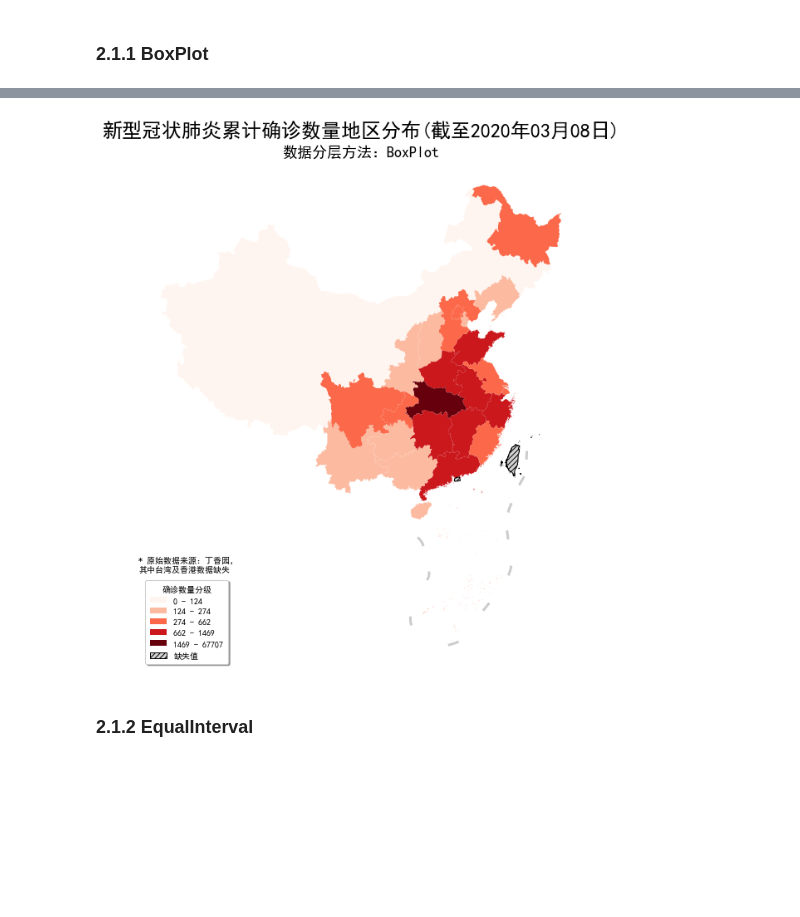
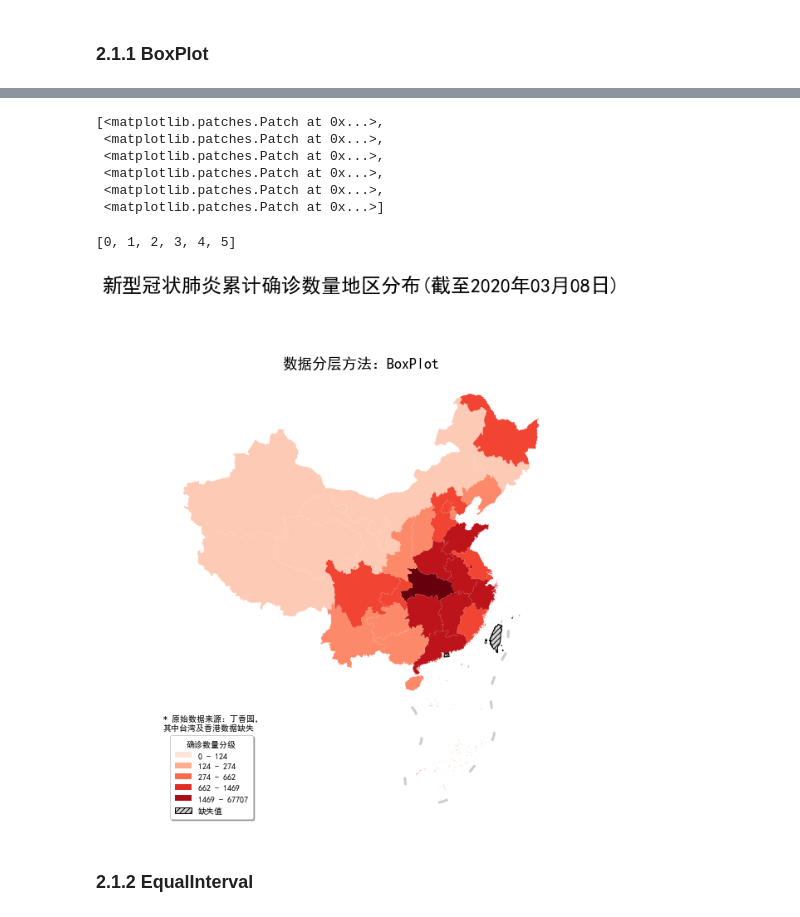
Before and after one commit to CNFeffery/DataScienceStudyNotes, a Jupyter notebook: 历史文章附件列表/（数据科学学习手札79）基于geopandas的空间数据分析——深入浅出分层设色/（数据科学学习手札79）基于geopandas的空间数据分析——深入浅出分层设色.ipynb, the cells around one changed output, grey strips where cells are left out. Drawn from its saved outputs; the diff is of its cells as text; code cells hidden in the pictures; blank space fills up the shorter version.

```diff
--- a/历史文章附件列表/（数据科学学习手札79）基于geopandas的空间数据分析——深入浅出分层设色/（数据科学学习手札79）基于geopandas的空间数据分析——深入浅出分层设色.ipynb
+++ b/历史文章附件列表/（数据科学学习手札79）基于geopandas的空间数据分析——深入浅出分层设色/（数据科学学习手札79）基于geopandas的空间数据分析——深入浅出分层设色.ipynb
@@ -141,5 +201,26 @@ fig.savefig('图6.png', dpi=300)
+# %%
+LegendElement = [
+    *[mpatches.Patch(facecolor=color_list[0], label='少'), mpatches.Patch(facecolor=color_list[1], label='多')],
+    *[mpatches.Patch(facecolor=color_list[i], label=f'{int(max(bins[i], 0))} - {int(bins[i+1])} 人') for i in range(2, 5)],
+    mpatches.Patch(facecolor='lightgrey', edgecolor='black', hatch='////', label='缺失值')
+]
+
+LegendElement
+# %% [output]
+[<matplotlib.patches.Patch at 0x...>,
+ <matplotlib.patches.Patch at 0x...>,
+ <matplotlib.patches.Patch at 0x...>,
+ <matplotlib.patches.Patch at 0x...>,
+ <matplotlib.patches.Patch at 0x...>,
+ <matplotlib.patches.Patch at 0x...>]
+# %%
+[*[0, 1, 2], *[3, 4], *[5]]
+# %% [output]
+[0, 1, 2, 3, 4, 5]
 # %%
 import matplotlib.patches as mpatches
+# 利用palettable中的调色方案
+from palettable.colorbrewer.sequential import Reds_5
 
 fig, ax = plt.subplots(figsize=(10, 10))
 
@@ -154,37 +235,41 @@ ax = data_with_geometry.to_crs(albers_proj).plot(ax=ax,
                                                  },
                                                  scheme='BoxPlot')
 
 handles, labels = ax.get_legend_handles_labels() #get existing legend item handles and labels
 
 ax = nine_lines.geometry.to_crs(albers_proj).plot(ax=ax,
                                                   edgecolor='grey',
                                                   linewidth=3,
                                                   alpha=0.4)
 
 # 实例化cmap方案
 cmap = plt.get_cmap('Reds')
 
 # 得到mapclassify中BoxPlot的数据分层点
 bp = mc.BoxPlot(temp['province_confirmedCount'])
 bins = bp.bins
 
 # 制作图例映射对象列表
-LegendElement = [mpatches.Patch(facecolor=cmap(_*0.25), label=f'{int(max(bins[_], 0))} - {int(bins[_+1])}')
-                 for _ in range(5)] + \
+# LegendElement = [mpatches.Patch(facecolor=cmap(_*0.25), label=f'{int(max(bins[_], 0))} - {int(bins[_+1])}')
+#                  for _ in range(5)] + \
+#                 [mpatches.Patch(facecolor='lightgrey', edgecolor='black', hatch='////', label='缺失值')]
+
+LegendElement = [mpatches.Patch(facecolor=Reds_5.hex_colors[i], label=f'{int(max(bins[i], 0))} - {int(bins[i+1])}')
+                 for i in range(5)] + \
                 [mpatches.Patch(facecolor='lightgrey', edgecolor='black', hatch='////', label='缺失值')]
 
 # 将制作好的图例映射对象列表导入legend()中，并配置相关参数
 ax.legend(handles = LegendElement, loc='lower left', fontsize=10, title='确诊数量分级', shadow=True, borderpad=0.6)
 
 ax.axis('off')
 plt.suptitle('新型冠状肺炎累计确诊数量地区分布(截至2020年03月08日)', fontsize=24) # 添加最高级别标题
 plt.title('数据分层方法：BoxPlot', fontsize=18)
 plt.tight_layout(pad=4.5) # 调整不同标题之间间距
-ax.text(-2900000, 1250000, '* 原始数据来源：丁香园，\n其中台湾及香港数据缺失') # 添加数据说明
+ax.text(-2900000, 1350000, '* 原始数据来源：丁香园，\n其中台湾及香港数据缺失') # 添加数据说明
 
 fig.savefig('图7.png', dpi=300)
 # %% [output]
-[figure, old version]
+[figure, new version]
 # %% [markdown]
 ### 2.1.2 EqualInterval
 # %%
```
Also changed, not shown: parts of 4 cells of this notebook, 4 other files.
